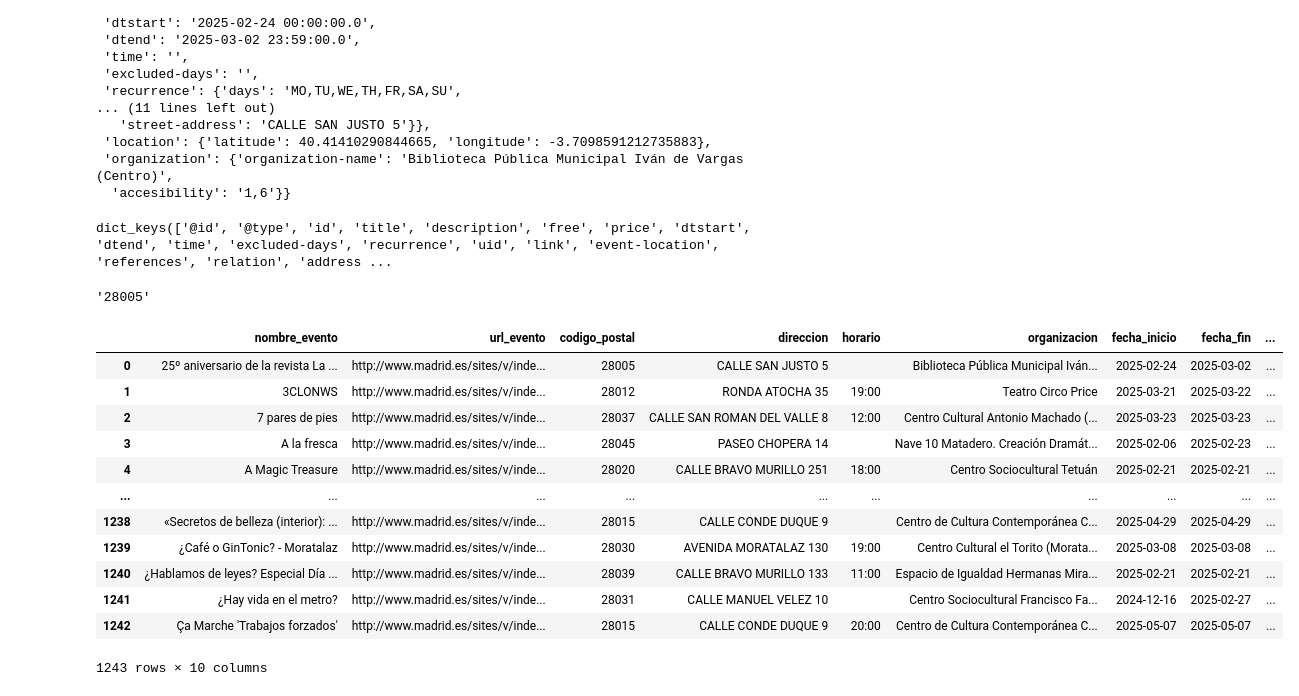
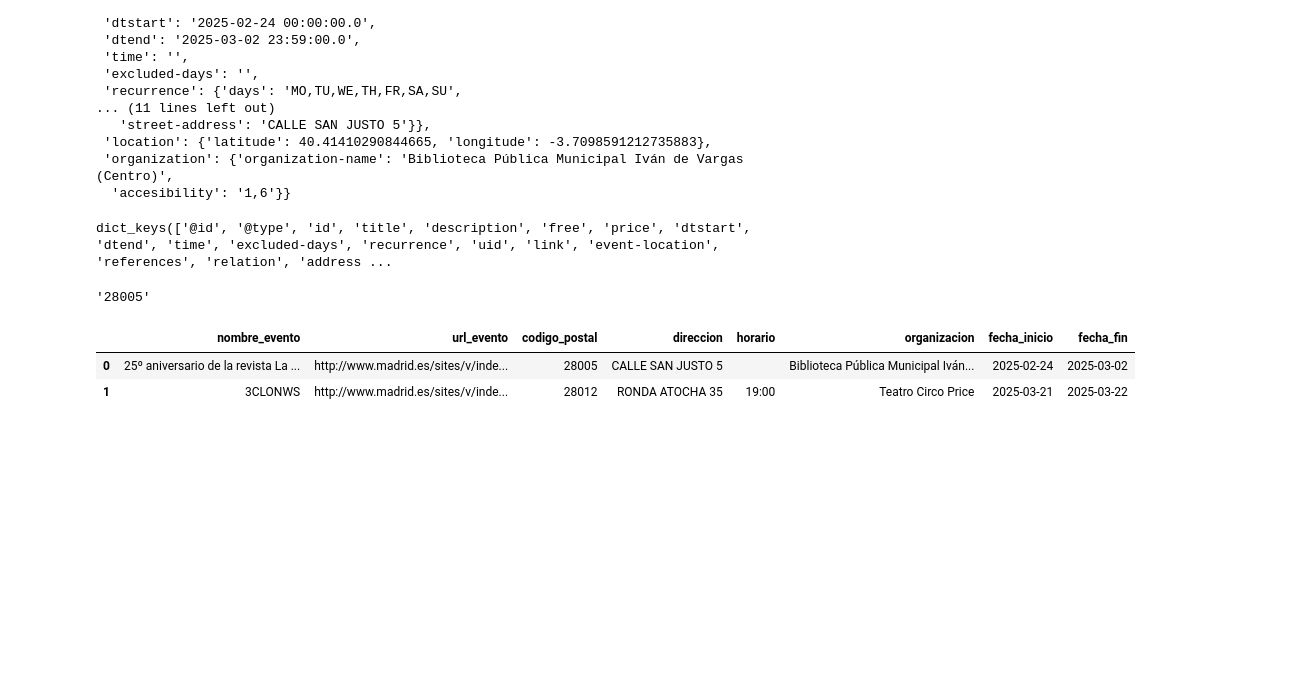
Before and after one commit to Gabijc/Proyecto_ETL_Hoteles, a Jupyter notebook: Notebooks/Extraccion_api.ipynb, the cells around one changed output. Saved outputs shown, nothing was run; the diff lists cells and outputs as text; code cells hidden in the pictures; blank space fills up the shorter version.

```diff
--- a/Notebooks/Extraccion_api.ipynb
+++ b/Notebooks/Extraccion_api.ipynb
@@ -98,10 +102,11 @@ data.get('@graph', "error")[0]
  'location': {'latitude': 40.41410290844665, 'longitude': -3.7098591212735883},
  'organization': {'organization-name': 'Biblioteca Pública Municipal Iván de Vargas (Centro)',
   'accesibility': '1,6'}}
-# %%
-data.get('@graph')[0].keys()
-# %% [output]
-dict_keys(['@id', '@type', 'id', 'title', 'description', 'free', 'price', 'dtstart', 'dtend', 'time', 'excluded-days', 'recurrence', 'uid', 'link', 'event-location', 'references', 'relation', 'address ...
+# %%
+# Vamos a ver las claves que hay en el diccionario en el primer elemento
+data.get('@graph')[0].keys()
+# %% [output]
+dict_keys(['@id', '@type', 'id', 'title', 'description', 'free', 'price', 'dtstart', 'dtend', 'time', 'excluded-days', 'recurrence', 'uid', 'link', 'event-location', 'references', 'relation', 'address ...
 # %%
 # Vamos a sacar inicialmente los valores del primer elemento
 
@@ -118,6 +123,7 @@ codigo_postal
 # %% [output]
 '28005'
 # %%
+# Ahora vamos a crearlo para cada evento dentro de la lista de @graph
 diccionario = {
     "nombre_evento" : [],
     "url_evento": [],
@@ -130,33 +136,23 @@ diccionario = {
 }
 
 for i in data.get('@graph', []):
-    diccionario["nombre_evento"].append(i.get('title', np.nan))
-    diccionario["url_evento"].append(i.get('link', np.nan))
-    diccionario["codigo_postal"].append(i.get('address', {}).get('area', {}).get('postal-code', "no encontrado"))
-    diccionario["direccion"].append(i.get('address', {}).get('area', {}).get('street-address', np.nan))
-    diccionario["horario"].append(i.get('time', np.nan))
-    diccionario["organizacion"].append(i.get('organization', {}).get('organization-name', np.nan))
-    diccionario["fecha_inicio"].append(i.get('dtstart', np.nan))
-    diccionario["fecha_fin"].append(i.get('dtend', np.nan))
+    diccionario["nombre_evento"].append(i.get('title', None))
+    diccionario["url_evento"].append(i.get('link', None))
+    diccionario["codigo_postal"].append(i.get('address', {}).get('area', {}).get('postal-code', None))
+    diccionario["direccion"].append(i.get('address', {}).get('area', {}).get('street-address', None))
+    diccionario["horario"].append(i.get('time', None))
+    diccionario["organizacion"].append(i.get('organization', {}).get('organization-name', None))
+    diccionario["fecha_inicio"].append(i.get('dtstart', None))
+    diccionario["fecha_fin"].append(i.get('dtend', None))
 # %%
+# Convertimos el diccionario en un dataframe y modificamos las columnas de fecha de inicio y fecha de fin para que solo contengan la fecha,
+# que no tengan la hora
 df = pd.DataFrame(diccionario)
-df["hora_fecha_inicio"] = df["fecha_inicio"].apply(lambda x: x.split(" ")[1])
 df["fecha_inicio"] = df["fecha_inicio"].apply(lambda x: x.split(" ")[0])
-df["hora_fecha_fin"] = df["fecha_fin"].apply(lambda x: x.split(" ")[1])
 df["fecha_fin"] = df["fecha_fin"].apply(lambda x: x.split(" ")[0])
-df
+df.head(2)
 # %% [output]
-|  | nombre_evento | url_evento | codigo_postal | direccion | horario | organizacion | fecha_inicio | fecha_fin | ... |
-| 0 | 25º aniversario de la revista La ... | http://www.madrid.es/sites/v/inde... | 28005 | CALLE SAN JUSTO 5 |  | Biblioteca Pública Municipal Iván... | 2025-02-24 | 2025-03-02 | ... |
-| 1 | 3CLONWS | http://www.madrid.es/sites/v/inde... | 28012 | RONDA ATOCHA 35 | 19:00 | Teatro Circo Price | 2025-03-21 | 2025-03-22 | ... |
-| 2 | 7 pares de pies | http://www.madrid.es/sites/v/inde... | 28037 | CALLE SAN ROMAN DEL VALLE 8 | 12:00 | Centro Cultural Antonio Machado (... | 2025-03-23 | 2025-03-23 | ... |
-| 3 | A la fresca | http://www.madrid.es/sites/v/inde... | 28045 | PASEO CHOPERA 14 |  | Nave 10 Matadero. Creación Dramát... | 2025-02-06 | 2025-02-23 | ... |
-| 4 | A Magic Treasure | http://www.madrid.es/sites/v/inde... | 28020 | CALLE BRAVO MURILLO 251 | 18:00 | Centro Sociocultural Tetuán | 2025-02-21 | 2025-02-21 | ... |
-| ... | ... | ... | ... | ... | ... | ... | ... | ... | ... |
-| 1238 | «Secretos de belleza (interior): ... | http://www.madrid.es/sites/v/inde... | 28015 | CALLE CONDE DUQUE 9 |  | Centro de Cultura Contemporánea C... | 2025-04-29 | 2025-04-29 | ... |
-| 1239 | ¿Café o GinTonic? - Moratalaz | http://www.madrid.es/sites/v/inde... | 28030 | AVENIDA MORATALAZ 130 | 19:00 | Centro Cultural el Torito (Morata... | 2025-03-08 | 2025-03-08 | ... |
-| 1240 | ¿Hablamos de leyes? Especial Día ... | http://www.madrid.es/sites/v/inde... | 28039 | CALLE BRAVO MURILLO 133 | 11:00 | Espacio de Igualdad Hermanas Mira... | 2025-02-21 | 2025-02-21 | ... |
-| 1241 | ¿Hay vida en el metro? | http://www.madrid.es/sites/v/inde... | 28031 | CALLE MANUEL VELEZ 10 |  | Centro Sociocultural Francisco Fa... | 2024-12-16 | 2025-02-27 | ... |
-| 1242 | Ça Marche 'Trabajos forzados' | http://www.madrid.es/sites/v/inde... | 28015 | CALLE CONDE DUQUE 9 | 20:00 | Centro de Cultura Contemporánea C... | 2025-05-07 | 2025-05-07 | ... |
+|  | nombre_evento | url_evento | codigo_postal | direccion | horario | organizacion | fecha_inicio | fecha_fin |
+| 0 | 25º aniversario de la revista La ... | http://www.madrid.es/sites/v/inde... | 28005 | CALLE SAN JUSTO 5 |  | Biblioteca Pública Municipal Iván... | 2025-02-24 | 2025-03-02 |
+| 1 | 3CLONWS | http://www.madrid.es/sites/v/inde... | 28012 | RONDA ATOCHA 35 | 19:00 | Teatro Circo Price | 2025-03-21 | 2025-03-22 |
-1243 rows × 10 columns
 # %%
```
Also changed, not shown: parts of 15 cells of this notebook.
